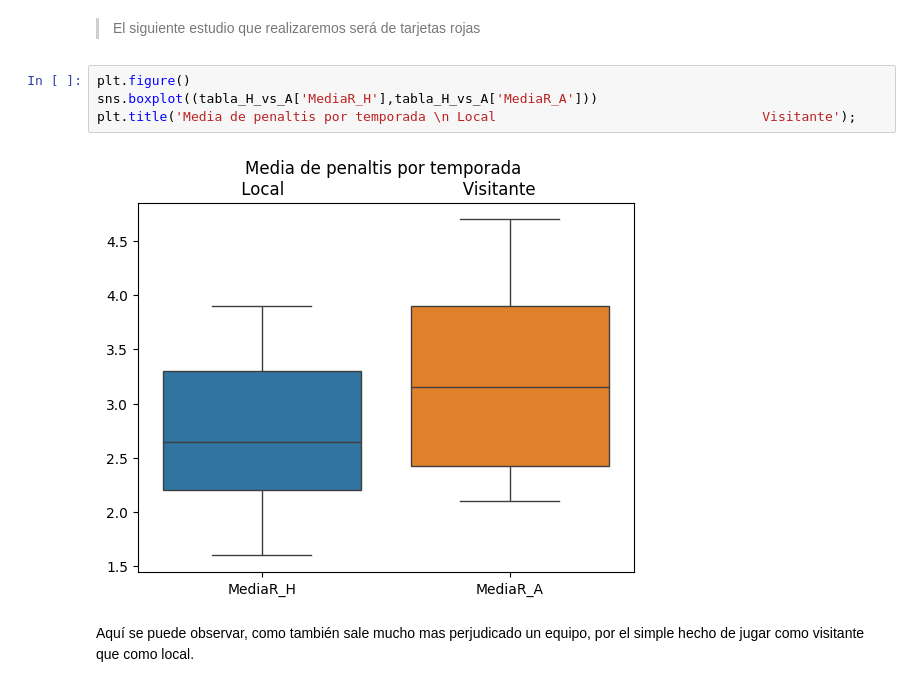
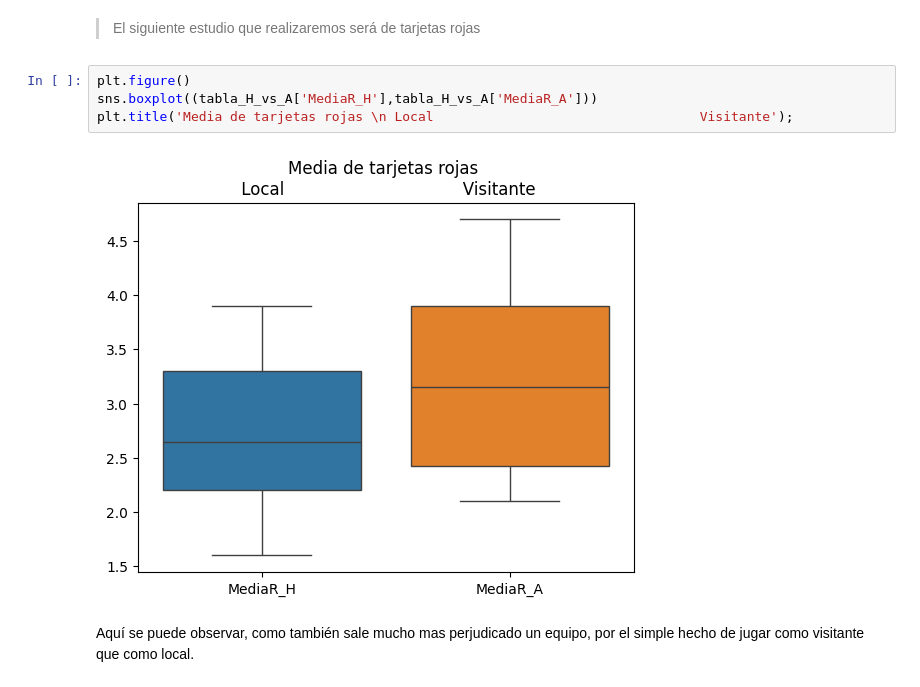
Before and after one commit to ManuelRF86/proyecto_EDA_DS2023, a Jupyter notebook: SRC/memoria.ipynb, the cells around one changed output. Drawn from its saved outputs; the diff is of its cells as text.

```diff
--- a/SRC/memoria.ipynb
+++ b/SRC/memoria.ipynb
@@ -255,9 +246,9 @@ Aquí incluso, podemos observar como en estadios mas grandes o con una afición
 # %%
 plt.figure()
 sns.boxplot((tabla_H_vs_A['MediaR_H'],tabla_H_vs_A['MediaR_A']))
-plt.title('Media de penaltis por temporada \n Local                                  Visitante');
+plt.title('Media de tarjetas rojas \n Local                                  Visitante');
 # %% [output]
-[figure, old version]
+[figure, new version]
 # %% [markdown]
 Aquí se puede observar, como también sale mucho mas perjudicado un equipo, por el simple hecho de jugar como visitante que como local.
 # %%
```
Also changed, not shown: parts of 2 cells of this notebook, 1 other file.
